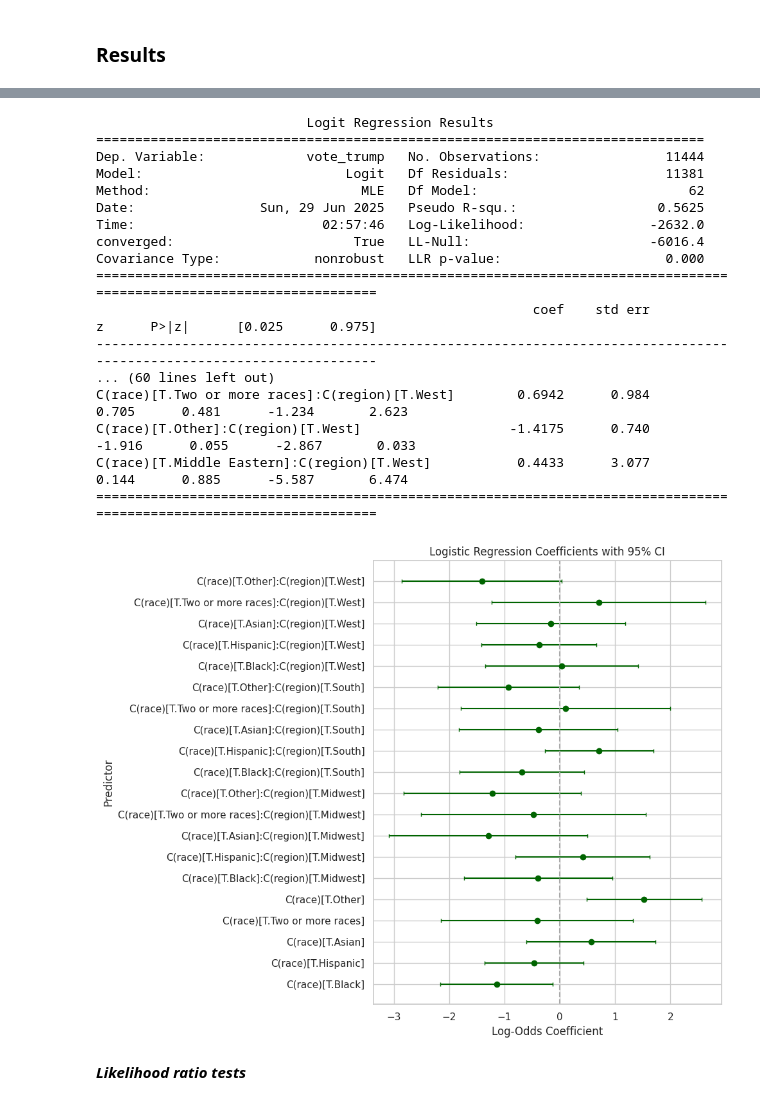
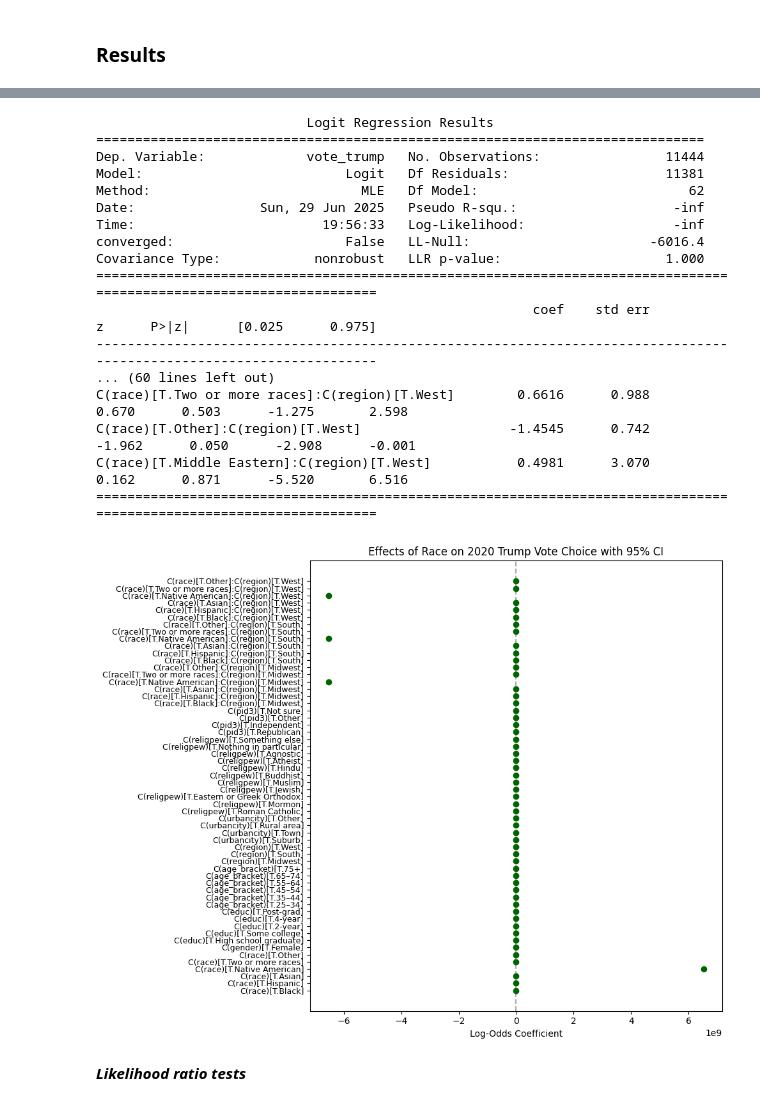
Before and after one commit to taliafabs/STA496, a Jupyter notebook: VoteChoice_RaceDep.ipynb, the cells around one changed output, grey strips where cells are left out. Saved outputs shown, nothing was run; the diff lists cells and outputs as text; code cells hidden in the pictures.

```diff
--- a/VoteChoice_RaceDep.ipynb
+++ b/VoteChoice_RaceDep.ipynb
@@ -256,5 +287,5 @@ Optimization terminated successfully.
 #### 2020
 # %%
 ces20_model0 = smf.logit("vote_trump ~ C(race) + C(gender) + C(educ) + C(age_bracket) + C(region) + C(urbancity) + C(religpew) + C(pid3) + C(race):C(region)",
-                         data=ces20_subset).fit(maxiter=10000)
+                         data=ces20_subset).fit(maxiter=100000)
 # %% [output]
@@ -370,52 +408,53 @@ print(ces20_model0.summary())
 Dep. Variable:             vote_trump   No. Observations:                11444
 Model:                          Logit   Df Residuals:                    11381
 Method:                           MLE   Df Model:                           62
-Date:                Sun, 29 Jun 2025   Pseudo R-squ.:                  0.5625
-Time:                        02:57:46   Log-Likelihood:                -2632.0
-converged:                       True   LL-Null:                       -6016.4
-Covariance Type:            nonrobust   LLR p-value:                     0.000
+Date:                Sun, 29 Jun 2025   Pseudo R-squ.:                    -inf
+Time:                        19:56:33   Log-Likelihood:                   -inf
+converged:                      False   LL-Null:                       -6016.4
+Covariance Type:            nonrobust   LLR p-value:                     1.000
 =====================================================================================================================
                                                         coef    std err          z      P>|z|      [0.025      0.975]
 ---------------------------------------------------------------------------------------------------------------------
 ... (60 lines left out)
-C(race)[T.Two or more races]:C(region)[T.West]        0.6942      0.984      0.705      0.481      -1.234       2.623
-C(race)[T.Other]:C(region)[T.West]                   -1.4175      0.740     -1.916      0.055      -2.867       0.033
-C(race)[T.Middle Eastern]:C(region)[T.West]           0.4433      3.077      0.144      0.885      -5.587       6.474
+C(race)[T.Two or more races]:C(region)[T.West]        0.6616      0.988      0.670      0.503      -1.275       2.598
+C(race)[T.Other]:C(region)[T.West]                   -1.4545      0.742     -1.962      0.050      -2.908      -0.001
+C(race)[T.Middle Eastern]:C(region)[T.West]           0.4981      3.070      0.162      0.871      -5.520       6.516
 =====================================================================================================================
 # %%
 # i used chat gpt to make this visualization
 # Get summary frame from the model
 summary_frame = ces20_model0.summary2().tables[1]  # use summary2 for easier access
 summary_frame = summary_frame.reset_index().rename(columns={'index': 'term'})
 
 # Remove intercept if you don't want it
 summary_frame = summary_frame[summary_frame['term'] != 'Intercept']
 
 # race_terms = summary_frame[summary_frame['term'].str.startswith('C(race)')]
 summary_frame = summary_frame[
-    summary_frame['term'].str.startswith('C(race)') &
-    ~summary_frame['term'].str.contains('Native American', regex=True) &
+    # summary_frame['term'].str.startswith('C(race)') &
+    # ~summary_frame['term'].str.contains('Native American', regex=True) &
     ~summary_frame['term'].str.contains('Middle Eastern', regex=True)
 ]
 
 
 # Extract variables
 terms = summary_frame['term']
 coefs = summary_frame['Coef.']
 lower = summary_frame['[0.025']
 upper = summary_frame['0.975]']
 
 # Compute error bars
 yerr = [coefs - lower, upper - coefs]
 
 # Plot
 plt.figure(figsize=(10, 8))
+plt.yticks(fontsize=9)
 plt.errorbar(coefs, terms, xerr=yerr, fmt='o', color='darkgreen', ecolor='darkgreen', capsize=2)
 plt.axvline(x=0, color='darkgray', linestyle='--')
-plt.title('Logistic Regression Coefficients with 95% CI')
+plt.title('Effects of Race on 2020 Trump Vote Choice with 95% CI')
 plt.xlabel('Log-Odds Coefficient')
-plt.ylabel('Predictor')
+plt.ylabel('')
 plt.tight_layout()
 plt.show()
 # %% [output]
-[figure, old version]
+[figure, new version]
```
Also changed, not shown: parts of 37 cells of this notebook.
